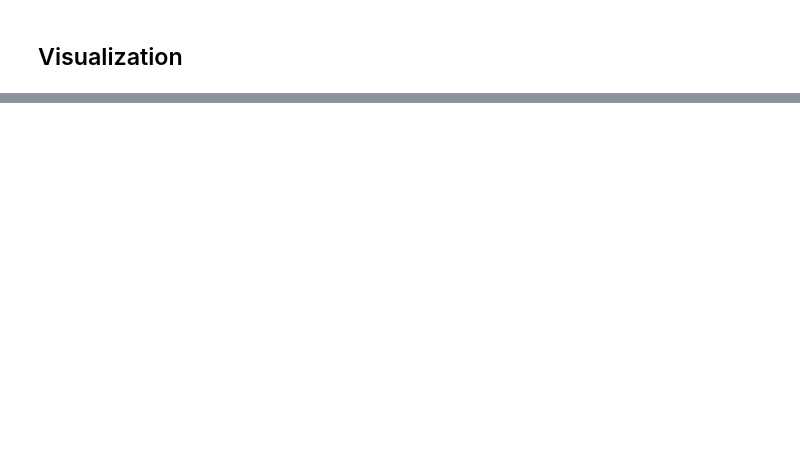
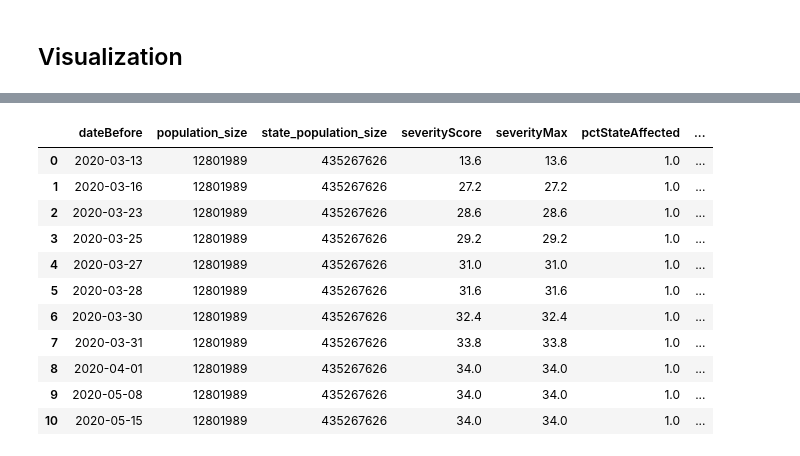
Before and after one commit to covidvis/covid19-vis, a Jupyter notebook: notebooks/Ingest Reopening Data.ipynb, the cells around one changed output, grey strips where cells are left out. Cells and saved outputs as stored; diff of their text form; code cells hidden in the pictures; blank space fills up the shorter version.

```diff
--- a/notebooks/Ingest Reopening Data.ipynb
+++ b/notebooks/Ingest Reopening Data.ipynb
@@ -446,0 +533,15 @@ chart.properties(width=150,height=100,title="Step-Function Curve").interactive()
+# %%
+df_all[df_all["State"]=="Pennsylvania"].sort_values("dateBefore")
+# %% [output]
+|  | dateBefore | population_size | state_population_size | severityScore | severityMax | pctStateAffected | ... |
+| 0 | 2020-03-13 | 12801989 | 435267626 | 13.6 | 13.6 | 1.0 | ... |
+| 1 | 2020-03-16 | 12801989 | 435267626 | 27.2 | 27.2 | 1.0 | ... |
+| 2 | 2020-03-23 | 12801989 | 435267626 | 28.6 | 28.6 | 1.0 | ... |
+| 3 | 2020-03-25 | 12801989 | 435267626 | 29.2 | 29.2 | 1.0 | ... |
+| 4 | 2020-03-27 | 12801989 | 435267626 | 31.0 | 31.0 | 1.0 | ... |
+| 5 | 2020-03-28 | 12801989 | 435267626 | 31.6 | 31.6 | 1.0 | ... |
+| 6 | 2020-03-30 | 12801989 | 435267626 | 32.4 | 32.4 | 1.0 | ... |
+| 7 | 2020-03-31 | 12801989 | 435267626 | 33.8 | 33.8 | 1.0 | ... |
+| 8 | 2020-04-01 | 12801989 | 435267626 | 34.0 | 34.0 | 1.0 | ... |
+| 9 | 2020-05-08 | 12801989 | 435267626 | 34.0 | 34.0 | 1.0 | ... |
+| 10 | 2020-05-15 | 12801989 | 435267626 | 34.0 | 34.0 | 1.0 | ... |
```
Also changed, not shown: parts of 6 cells of this notebook, 2 other files.
